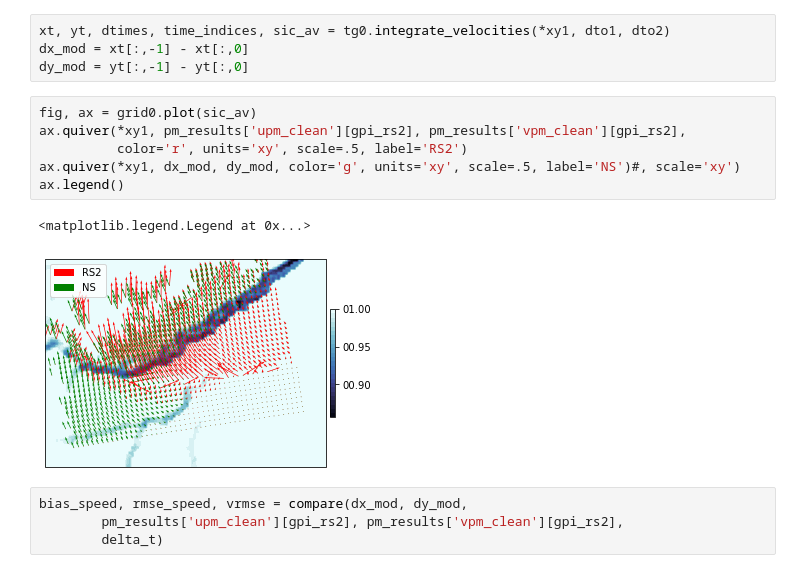
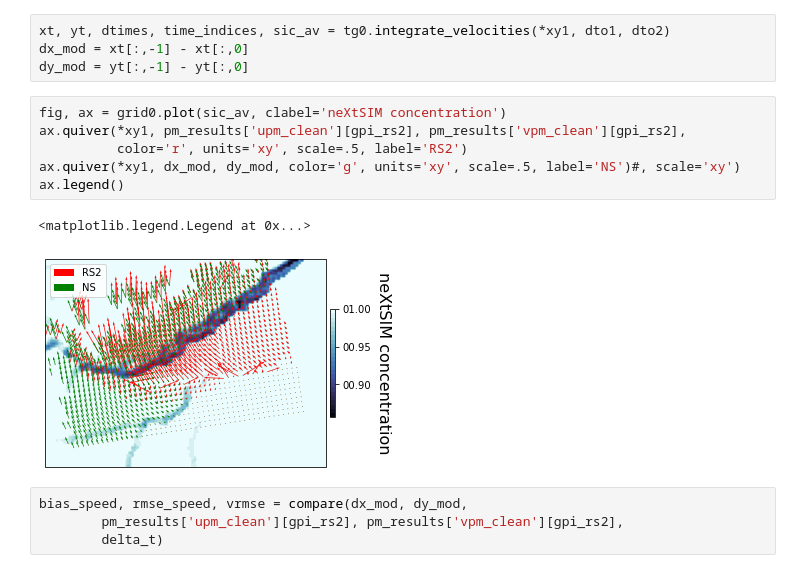
Before and after one commit to tdcwilliams/arktalas-scripts, a Jupyter notebook: python/RS2_drift/compare_rs2_moorings.ipynb, the cells around one changed output. Drawn from its saved outputs; the diff is of its cells as text.

```diff
--- a/python/RS2_drift/compare_rs2_moorings.ipynb
+++ b/python/RS2_drift/compare_rs2_moorings.ipynb
@@ -170,14 +170,14 @@ xt, yt, dtimes, time_indices, sic_av = tg0.integrate_velocities(*xy1, dto1, dto2
 dx_mod = xt[:,-1] - xt[:,0]
 dy_mod = yt[:,-1] - yt[:,0]
 # %%
-fig, ax = grid0.plot(sic_av)
+fig, ax = grid0.plot(sic_av, clabel='neXtSIM concentration')
 ax.quiver(*xy1, pm_results['upm_clean'][gpi_rs2], pm_results['vpm_clean'][gpi_rs2],
           color='r', units='xy', scale=.5, label='RS2')
 ax.quiver(*xy1, dx_mod, dy_mod, color='g', units='xy', scale=.5, label='NS')#, scale='xy')
 ax.legend()
 # %% [output]
 <matplotlib.legend.Legend at 0x...>
-[figure, old version]
+[figure, new version]
 # %%
 bias_speed, rmse_speed, vrmse = compare(dx_mod, dy_mod,
         pm_results['upm_clean'][gpi_rs2], pm_results['vpm_clean'][gpi_rs2],
```
